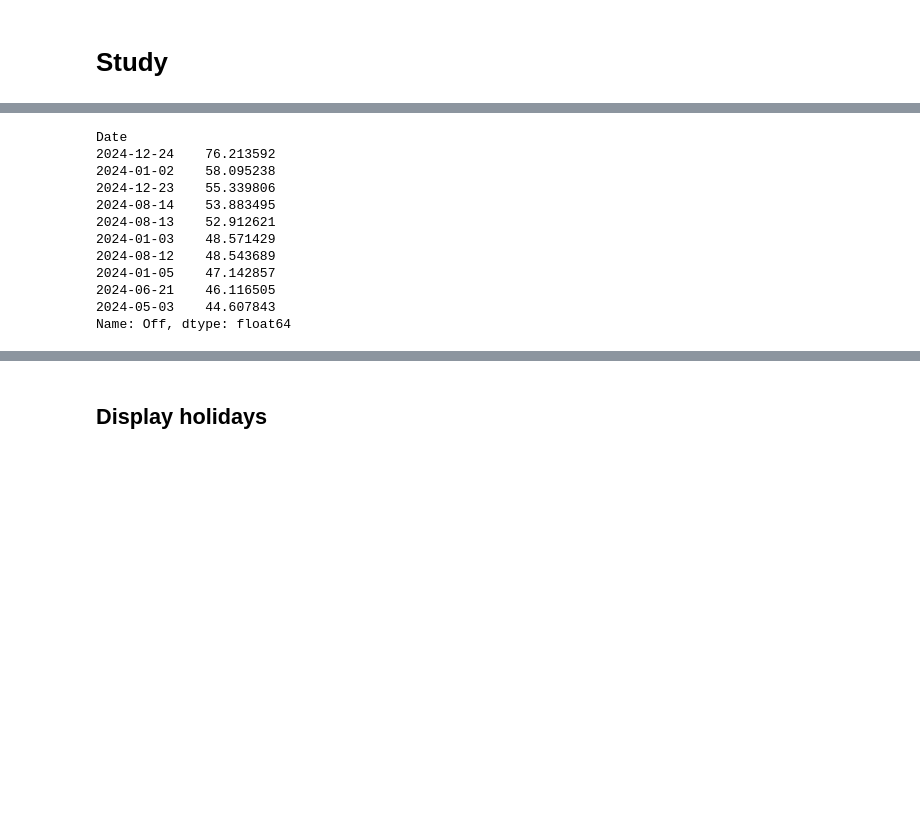
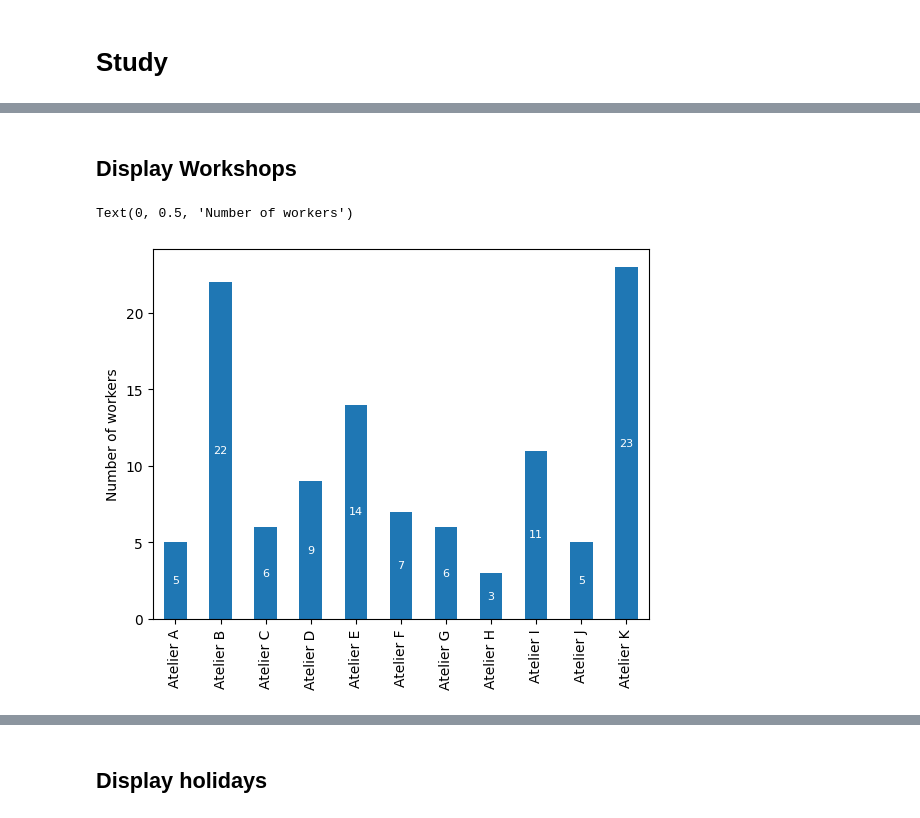
Before and after one commit to Fnor-BE/on-duty-2024, a Jupyter notebook: on-duty.ipynb, the cells around one changed output, grey strips where cells are left out. Saved outputs shown, nothing was run; the diff lists cells and outputs as text; code cells hidden in the pictures; blank space fills up the shorter version.

```diff
--- a/on-duty.ipynb
+++ b/on-duty.ipynb
@@ -174,16 +145,12 @@ normalized_category_counts
-# %%
-top_off = normalized_category_counts['Off'].sort_values(ascending=False).head(10)
-top_off
-# %% [output]
-Date
-2024-12-24    76.213592
-2024-01-02    58.095238
-2024-12-23    55.339806
-2024-08-14    53.883495
-2024-08-13    52.912621
-2024-01-03    48.571429
-2024-08-12    48.543689
-2024-01-05    47.142857
-2024-06-21    46.116505
-2024-05-03    44.607843
-Name: Off, dtype: float64
+# %% [markdown]
+## Display Workshops
+# %%
+workshops = work_days.drop_duplicates(subset=['Name']).groupby('Atelier').size().astype(int)
+ax = workshops.plot(kind='bar')
+for container in ax.containers:
+    ax.bar_label(container, fmt='%d', label_type='center', fontsize=8, color='white')
+plt.xlabel('')
+plt.ylabel('Number of workers')
+# %% [output]
+Text(0, 0.5, 'Number of workers')
+[figure, added]
```
Also changed, not shown: parts of 19 cells of this notebook, 1 other file.
